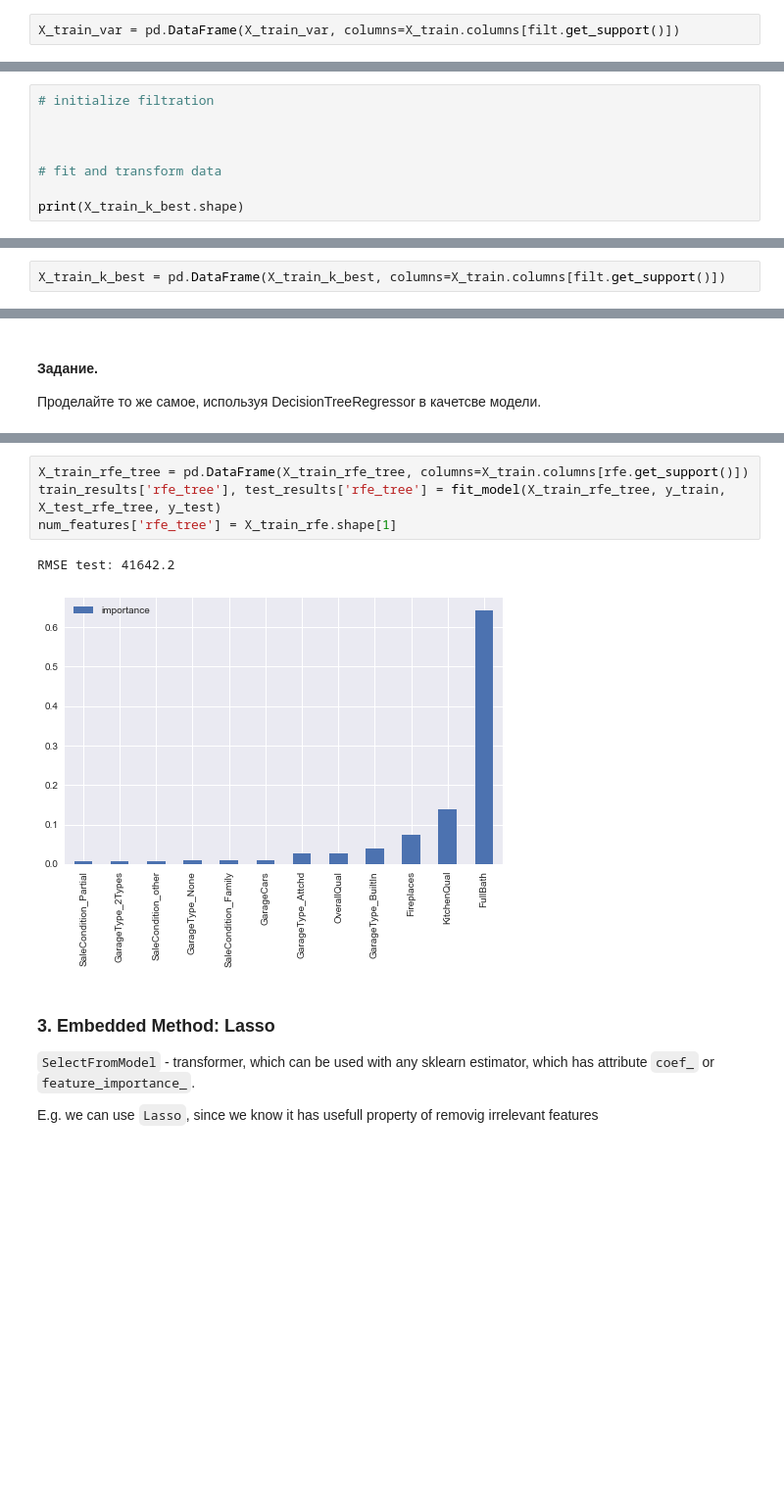
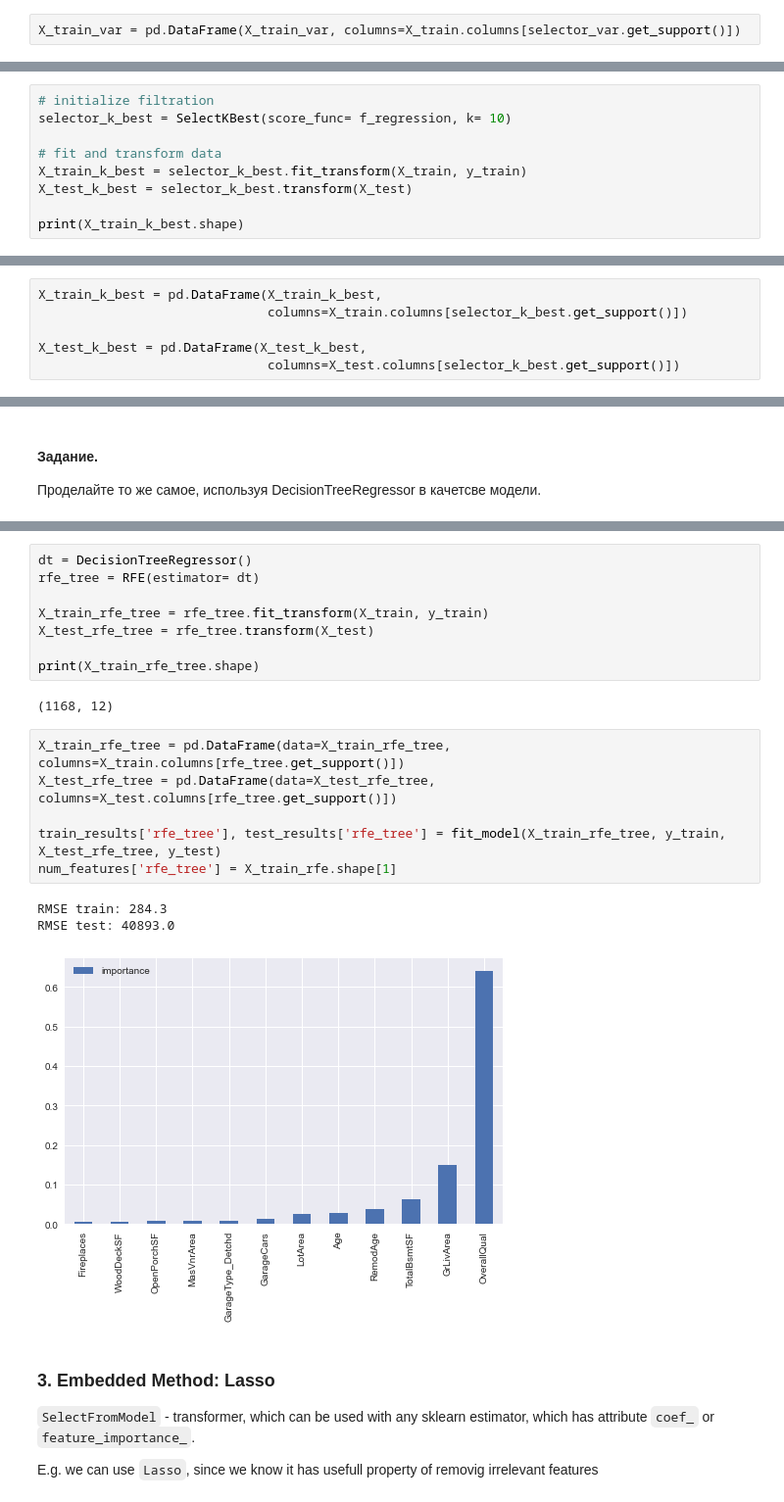
Before and after one commit to sashasenna/hse_ml_2021, a Jupyter notebook: practicals/sem_11_empty.ipynb, the cells around one changed output, grey strips where cells are left out. Shown at 98% size. Cells and saved outputs as stored; diff of their text form; blank space fills up the shorter version.

```diff
--- a/practicals/sem_11_empty.ipynb
+++ b/practicals/sem_11_empty.ipynb
@@ -111,4 +134,4 @@ Index(['LotArea', 'OverallQual', 'MasVnrArea', 'TotalBsmtSF', 'GrLivArea',
        'GarageType_Attchd', 'GarageType_Detchd'],
       dtype='object')
 # %%
-X_train_var = pd.DataFrame(X_train_var, columns=X_train.columns[filt.get_support()])
+X_train_var = pd.DataFrame(X_train_var, columns=X_train.columns[selector_var.get_support()])
@@ -145,16 +154,21 @@ Subclasses:
 from sklearn.feature_selection import f_regression
 # %%
 # initialize filtration
-
-
+selector_k_best = SelectKBest(score_func= f_regression, k= 10)
 
 # fit and transform data
+X_train_k_best = selector_k_best.fit_transform(X_train, y_train)
+X_test_k_best = selector_k_best.transform(X_test)
 
 print(X_train_k_best.shape)
 # %% [output]
 (1168, 10)
 # %%
-X_train_k_best = pd.DataFrame(X_train_k_best, columns=X_train.columns[filt.get_support()])
+X_train_k_best = pd.DataFrame(X_train_k_best,
+                              columns=X_train.columns[selector_k_best.get_support()])
+
+X_test_k_best = pd.DataFrame(X_test_k_best,
+                              columns=X_test.columns[selector_k_best.get_support()])
 # %%
 train_results['f_score'], test_results['f_score'] = fit_model(X_train_k_best, y_train, X_test_k_best, y_test)
 num_features['f_score'] = X_train_k_best.shape[1]
@@ -197,10 +210,23 @@ RMSE test: 37719.2
+# %%
+dt = DecisionTreeRegressor()
+rfe_tree = RFE(estimator= dt)
+
+X_train_rfe_tree = rfe_tree.fit_transform(X_train, y_train)
+X_test_rfe_tree = rfe_tree.transform(X_test)
+
+print(X_train_rfe_tree.shape)
+# %% [output]
+(1168, 12)
 # %%
-X_train_rfe_tree = pd.DataFrame(X_train_rfe_tree, columns=X_train.columns[rfe.get_support()])
+X_train_rfe_tree = pd.DataFrame(data=X_train_rfe_tree, columns=X_train.columns[rfe_tree.get_support()])
+X_test_rfe_tree = pd.DataFrame(data=X_test_rfe_tree, columns=X_test.columns[rfe_tree.get_support()])
+
 train_results['rfe_tree'], test_results['rfe_tree'] = fit_model(X_train_rfe_tree, y_train, X_test_rfe_tree, y_test)
 num_features['rfe_tree'] = X_train_rfe.shape[1]
 # %% [output]
-RMSE test: 41642.2
+RMSE train: 284.3
+RMSE test: 40893.0
-[figure, old version]
+[figure, new version]
 # %% [markdown]
  ### 3. Embedded Method: Lasso
 
```
Also changed, not shown: parts of 25 cells of this notebook, 5 other files.
